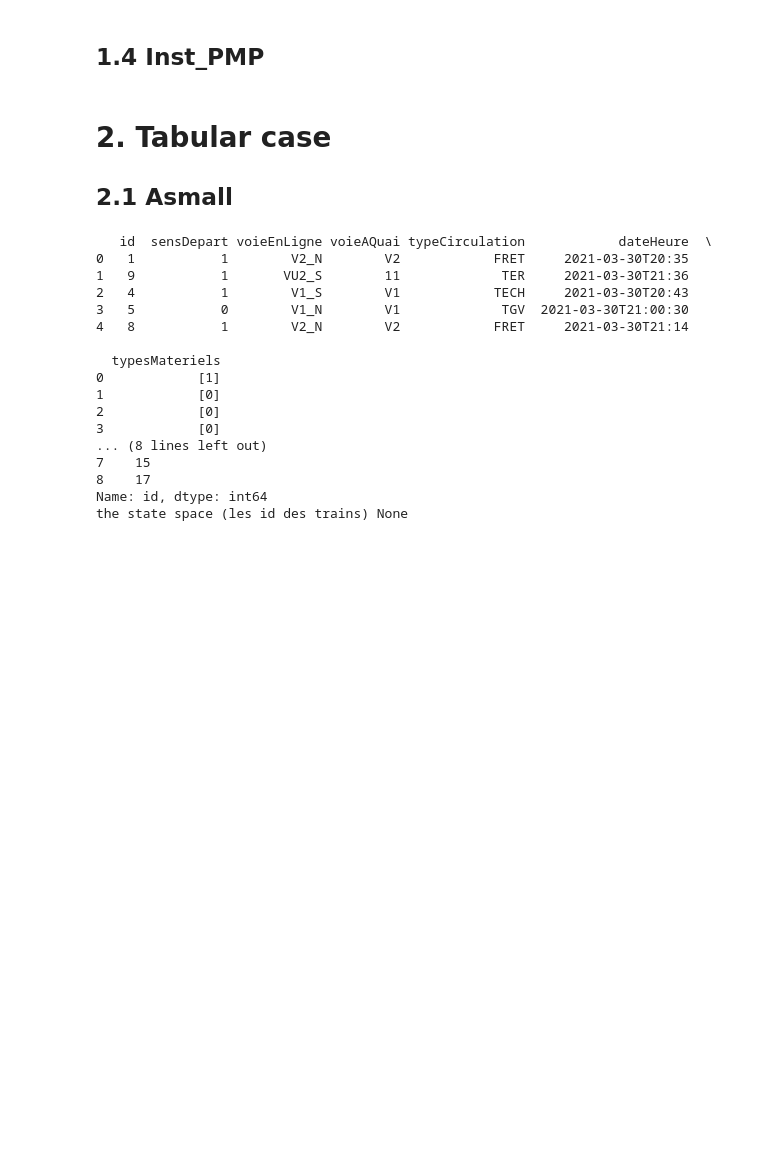
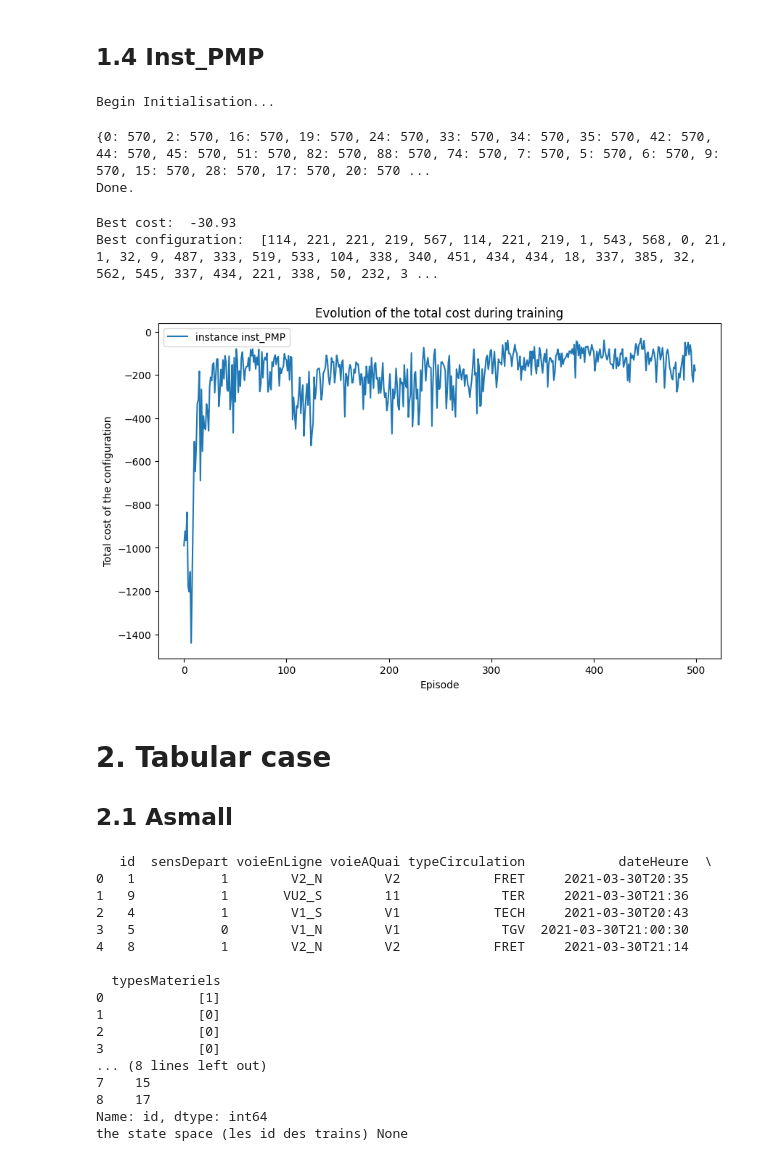
Before and after one commit to MarwanKR/Projet_RL, a Jupyter notebook: notebook.ipynb, the cells around one changed output. Saved outputs shown, nothing was run; the diff lists cells and outputs as text; code cells hidden in the pictures; blank space fills up the shorter version.

```diff
--- a/notebook.ipynb
+++ b/notebook.ipynb
@@ -25,5 +228,58 @@ from Trains_gym import TrainEnv
 # %% [markdown]
 ## 1.4 Inst_PMP
+# %%
+print("Begin Initialisation...")
+env = TrainEnv("instances/inst_PMP.json")
+print("Done.")
+
+# Step 1: Vectorize the environment
+vec_env = DummyVecEnv([lambda: env])
+
+# Step 2: Create and train the DQN model
+model = DQN("MlpPolicy", vec_env, verbose=0, learning_rate=1e-3, buffer_size=800, target_update_interval=100)
+number_of_episodes = 500
+max_number_of_steps = env.number_of_trains
+# Tracking cumulative rewards
+episode_cost = [] # List to store total cost per episode
+track_number_of_steps = []
+Itineraires = []
+max = -1e5  # Best cost
+# Progress bar
+with tqdm(total=number_of_episodes, desc="Training Progress") as pbar:
+    for _ in range(number_of_episodes):
+        # Simulate environment to track cumulative rewards
+        obs = vec_env.reset()  # Reset the environment
+        done = False
+        cumulative_reward2 = 0
+        number_of_steps = 0
+        while not done and number_of_steps<max_number_of_steps:
+            model.learn(total_timesteps=1, reset_num_timesteps=False)
+            number_of_steps += 1
+            action, _ = model.predict(obs, deterministic=True)
+            obs, reward, done, info = vec_env.step(action)
+        if info[0]['cost_config'] > max:  # Update if this episode cost is the best from the beginning of the training
+            max = info[0]['cost_config']
+            itinary = info[0]['itineraire']
+        episode_cost.append(info[0]['cost_config'])
+        pbar.update(1)
+print('Best cost: ',max)
+print('Best configuration: ', itinary)
+
+# Plot the evolution of expected return
+plt.figure(figsize=(10, 6))
+plt.plot(episode_cost, label=f"instance inst_PMP")
+plt.xlabel("Episode")
+plt.ylabel("Total cost of the configuration")
+plt.title("Evolution of the total cost during training")
+plt.legend()
+plt.show()
+# %% [output]
+Begin Initialisation...
+{0: 570, 2: 570, 16: 570, 19: 570, 24: 570, 33: 570, 34: 570, 35: 570, 42: 570, 44: 570, 45: 570, 51: 570, 82: 570, 88: 570, 74: 570, 7: 570, 5: 570, 6: 570, 9: 570, 15: 570, 28: 570, 17: 570, 20: 570 ...
+Done.
+Best cost:  -30.93
+Best configuration:  [114, 221, 221, 219, 567, 114, 221, 219, 1, 543, 568, 0, 21, 1, 32, 9, 487, 333, 519, 533, 104, 338, 340, 451, 434, 434, 18, 337, 385, 32, 562, 545, 337, 434, 221, 338, 50, 232, 3 ...
+[figure, added]
 # %% [markdown]
 # 2. Tabular case
 ## 2.1 Asmall
```
Also changed, not shown: parts of 16 cells of this notebook, 2 other files.
